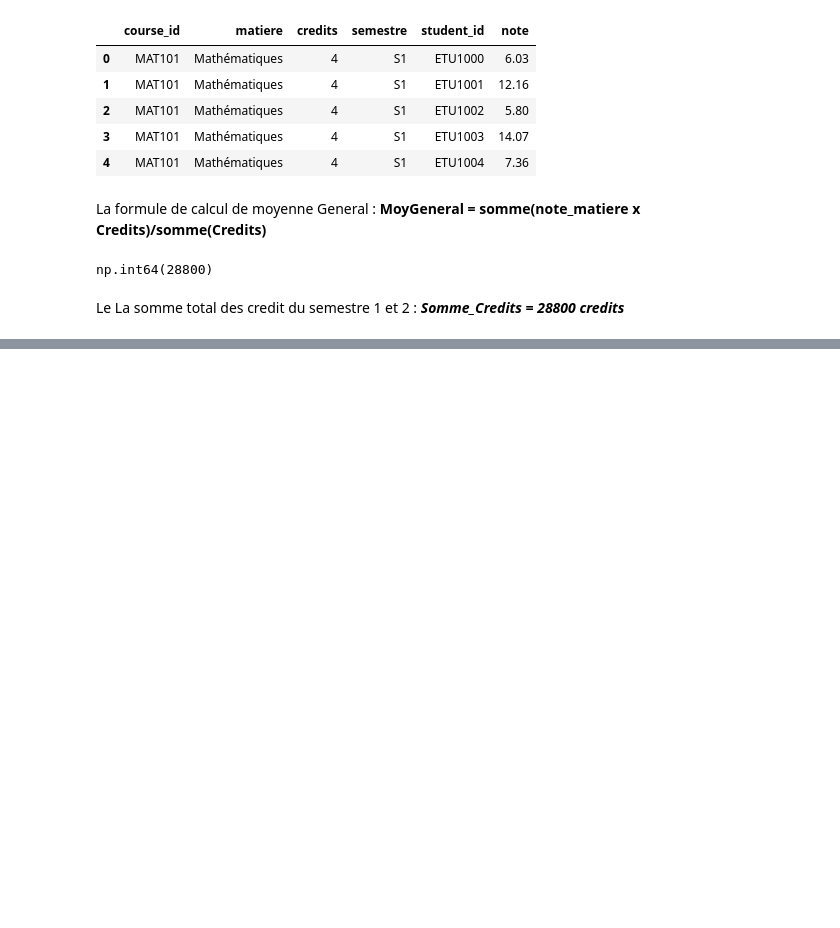
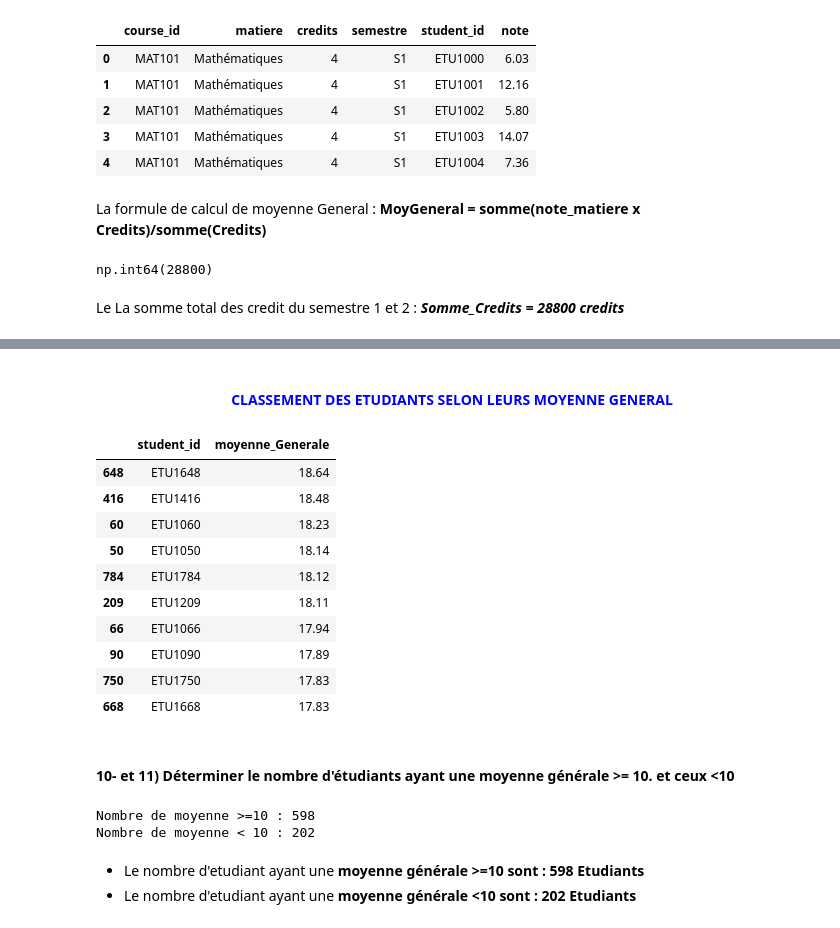
Before and after one commit to SAKPANI/Formation-Data_Science-et-Machine-Learning, a Jupyter notebook: PROJETS/projet_pandas_universitaire/Projet_Final_Pandas_Analyse_Donnees_Universitaires.ipynb.ipynb, the cells around one changed output, grey strips where cells are left out. Drawn from its saved outputs; the diff is of its cells as text; code cells hidden in the pictures; blank space fills up the shorter version.

```diff
--- a/PROJETS/projet_pandas_universitaire/Projet_Final_Pandas_Analyse_Donnees_Universitaires.ipynb.ipynb
+++ b/PROJETS/projet_pandas_universitaire/Projet_Final_Pandas_Analyse_Donnees_Universitaires.ipynb.ipynb
@@ -974,0 +985,5 @@ Le La somme total des credit du semestre 1 et 2 : ***Somme_Credits = 28800 credi
+# %%
+moyGeneral = Data.rename({0:"moyenne_Generale"}, axis = 1)#J'ai renome la colonne qui contenait nos moyenne car par defeau le dataframe indiquai
+moyGeneral=round(moyGeneral.loc[:, ["student_id","moyenne_Generale"]], 2) #arrondi a 2 valeur apres la virgule
+
+moyGeneral.head() # j'AI SEULEMENT AFFICHER LES 5 PREMIER ETUDIANT DU DATAFRAME
@@ -974,0 +997,31 @@ Le La somme total des credit du semestre 1 et 2 : ***Somme_Credits = 28800 credi
+# %% [markdown]
+<h4 align = "center" style = "color : blue">CLASSEMENT DES ETUDIANTS SELON LEURS MOYENNE GENERAL </h4>
+# %%
+Classement_general = moyGeneral.sort_values("moyenne_Generale", ascending = False)
+Classement_general.head(10) # Les dix premiers meilleur moyenne generale
+# %% [output]
+|  | student_id | moyenne_Generale |
+| 648 | ETU1648 | 18.64 |
+| 416 | ETU1416 | 18.48 |
+| 60 | ETU1060 | 18.23 |
+| 50 | ETU1050 | 18.14 |
+| 784 | ETU1784 | 18.12 |
+| 209 | ETU1209 | 18.11 |
+| 66 | ETU1066 | 17.94 |
+| 90 | ETU1090 | 17.89 |
+| 750 | ETU1750 | 17.83 |
+| 668 | ETU1668 | 17.83 |
+# %% [markdown]
+#### 10- et 11) Déterminer le nombre d'étudiants ayant une moyenne générale >= 10. et ceux <10
+# %%
+nombre_moy_sup_10 = Classement_general.loc[Classement_general["moyenne_Generale"] >= 10, "moyenne_Generale"].shape[0] #Avec la methode des crochets
+nombre_moy_inf_10 = Classement_general.query("moyenne_Generale < 10").shape[0]                                             # Avec la  methode query
+
+print(f"Nombre de moyenne >=10 : {nombre_moy_sup_10}")
+print(f"Nombre de moyenne < 10 : {nombre_moy_inf_10}")
+# %% [output]
+Nombre de moyenne >=10 : 598
+Nombre de moyenne < 10 : 202
+# %% [markdown]
+- Le nombre d'etudiant ayant une **moyenne générale >=10 sont : 598 Etudiants**
+- Le nombre d'etudiant ayant une  **moyenne générale <10 sont  : 202 Etudiants**
```
Also changed, not shown: parts of 15 cells of this notebook.
